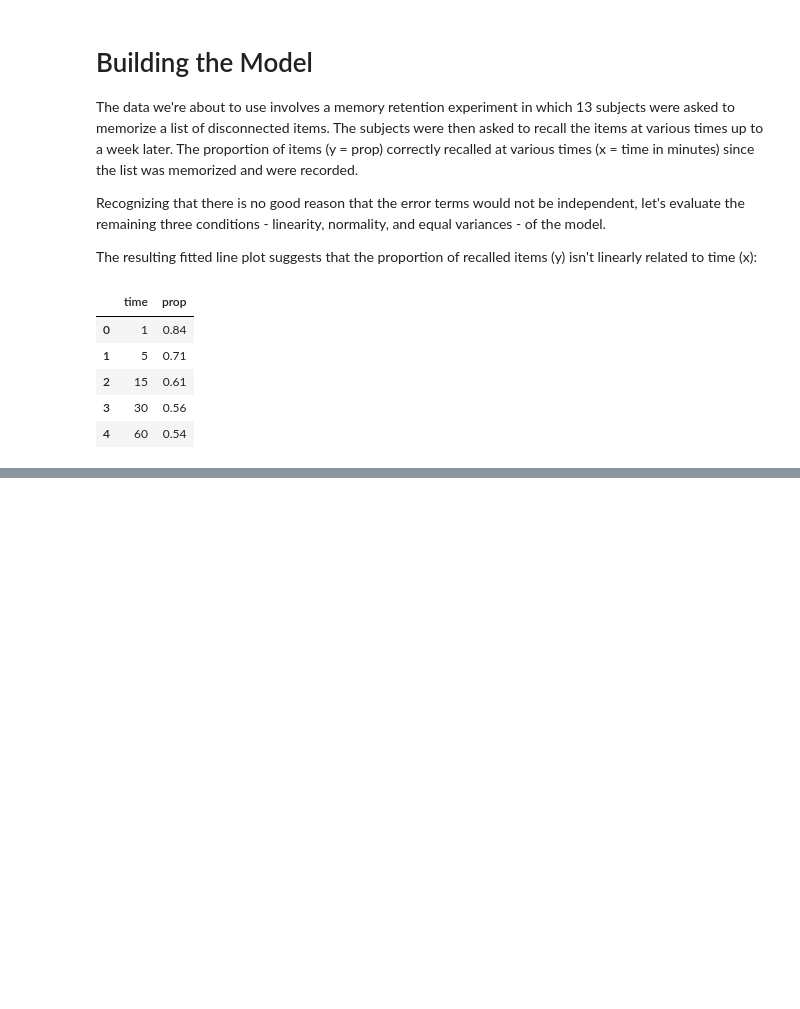
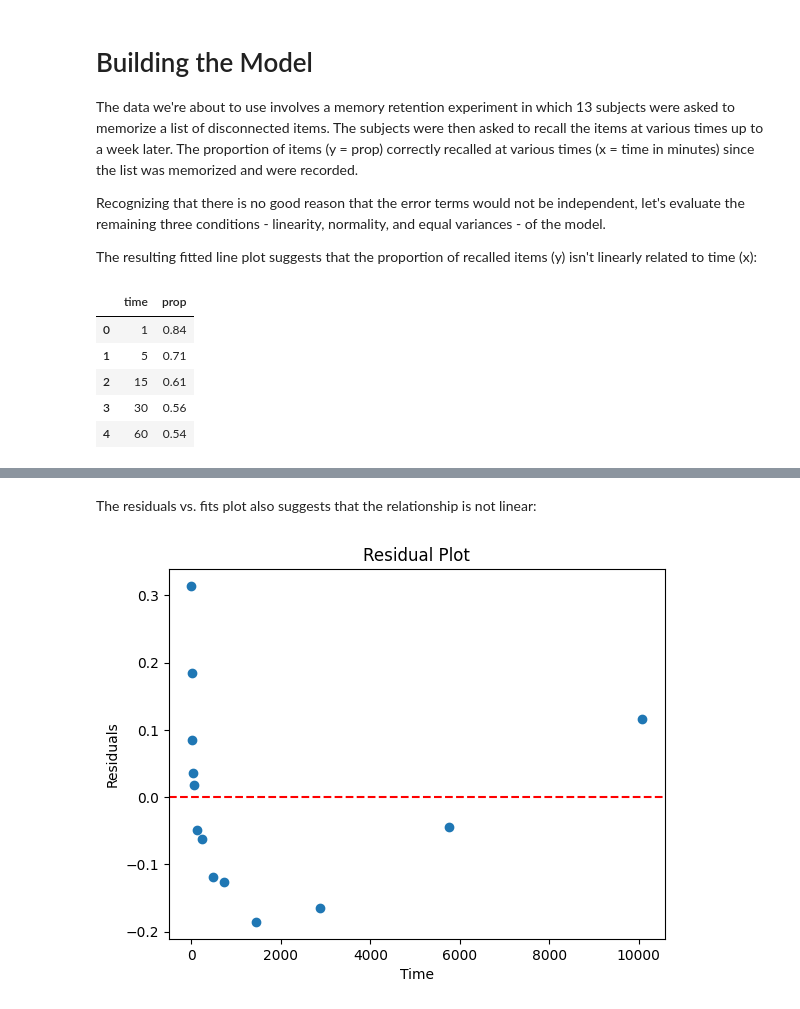
Before and after one commit to crdcamp/ml-learning-linear-regression-feature-engineering, a Jupyter notebook: 3_transformations_and_interactions.ipynb, the cells around one changed output, grey strips where cells are left out. Saved outputs shown, nothing was run; the diff lists cells and outputs as text; code cells hidden in the pictures; blank space fills up the shorter version.

```diff
--- a/3_transformations_and_interactions.ipynb
+++ b/3_transformations_and_interactions.ipynb
@@ -65,0 +68,12 @@ plt.legend();
+# %% [markdown]
+The residuals vs. fits plot also suggests that the relationship is not linear:
+# %%
+residuals = y - y_hat
+
+plt.scatter(X, residuals)
+plt.axhline(y=0, color='red', linestyle='--')
+plt.xlabel('Time')
+plt.ylabel('Residuals')
+plt.title('Residual Plot');
+# %% [output]
+[figure, added]
```
Also changed, not shown: parts of 3 cells of this notebook.
